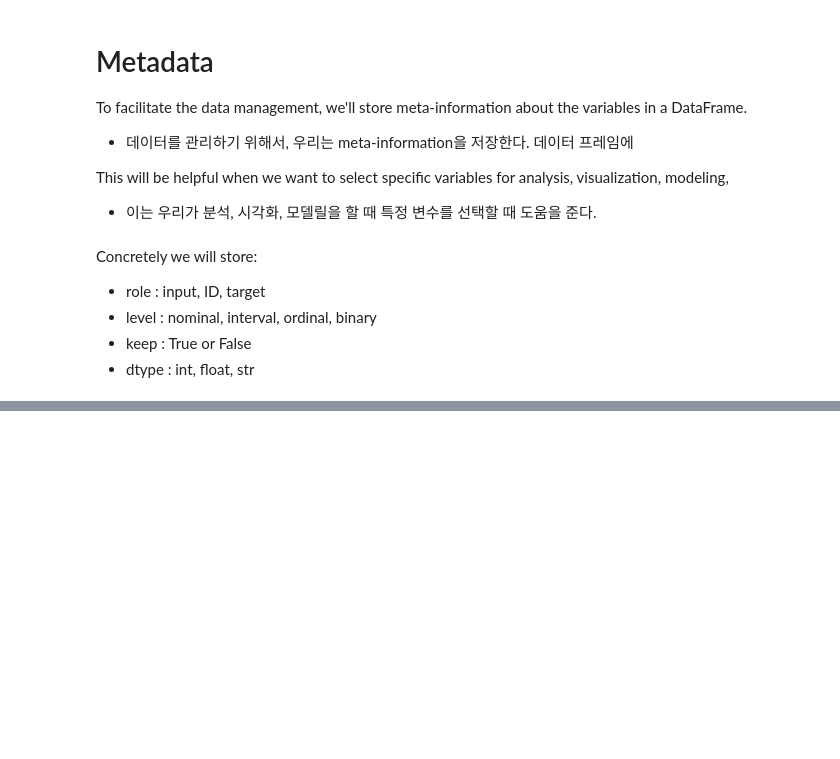
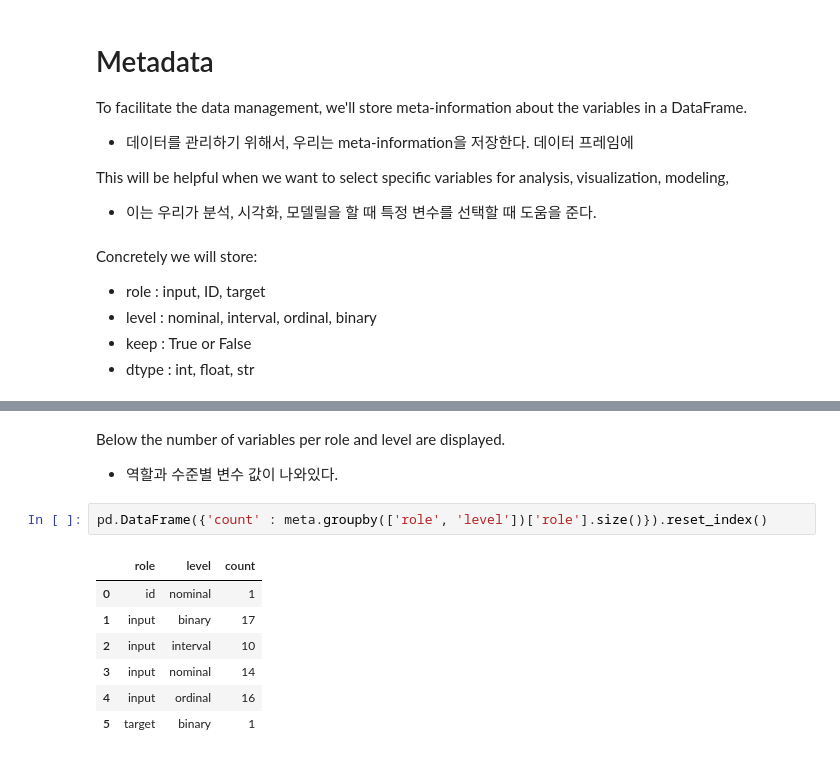
Before and after one commit to jsleeg98/Kaggle_practice, a Jupyter notebook: Porto/Data_Preparation_&_Exploration_필사.ipynb, the cells around one changed output, grey strips where cells are left out. Cells and saved outputs as stored; diff of their text form; blank space fills up the shorter version.

```diff
--- a/Porto/Data_Preparation_&_Exploration_필사.ipynb
+++ b/Porto/Data_Preparation_&_Exploration_필사.ipynb
@@ -211,0 +269,13 @@ for f in train.columns:
+# %% [markdown]
+Below the number of variables per role and level are displayed.
+- 역할과 수준별 변수 값이 나와있다.
+# %%
+pd.DataFrame({'count' : meta.groupby(['role', 'level'])['role'].size()}).reset_index()
+# %% [output]
+|  | role | level | count |
+| 0 | id | nominal | 1 |
+| 1 | input | binary | 17 |
+| 2 | input | interval | 10 |
+| 3 | input | nominal | 14 |
+| 4 | input | ordinal | 16 |
+| 5 | target | binary | 1 |
```
Also changed, not shown: parts of 5 cells of this notebook.
